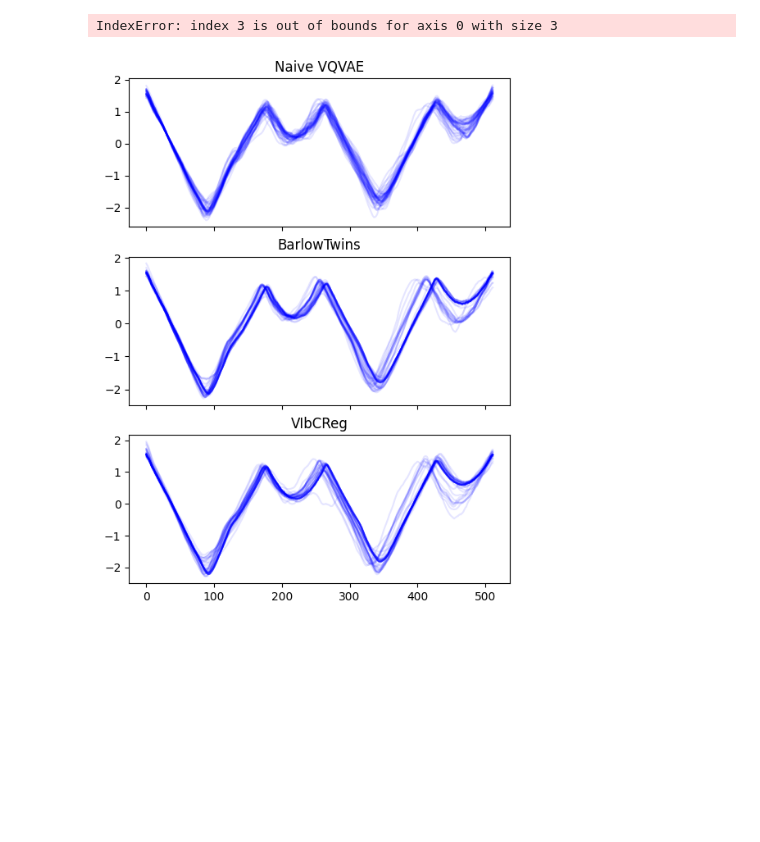
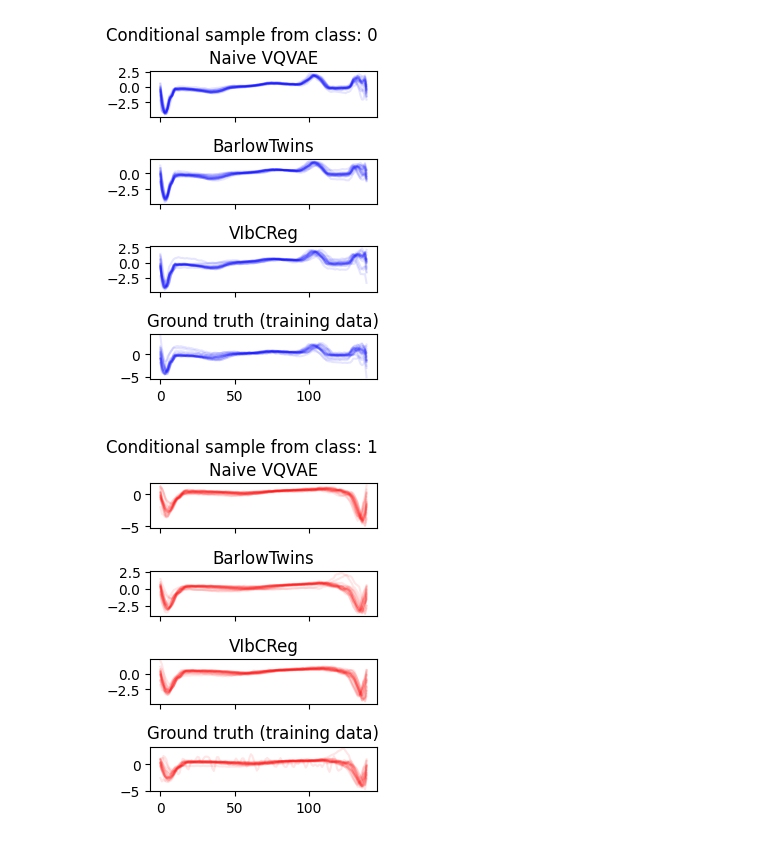
Before and after one commit to Bergschtein/Generative-SSL-VQVAE-modelling, a Jupyter notebook: conditional_examiner.ipynb, the cells around one changed output. Drawn from its saved outputs; the diff is of its cells as text; code cells hidden in the pictures; blank space fills up the shorter version.

Commit message:
visual inspection

```diff
--- a/conditional_examiner.ipynb
+++ b/conditional_examiner.ipynb
@@ -34,7 +34,7 @@ UCR_SUBSET = [
     'Mallat'
 ]
 
-dataset_name = "ShapesAll"
+dataset_name = "ECG5000"
 examiner_vq = Examiner(datasets=[dataset_name])
 examiner_bt = Examiner(datasets=[dataset_name])
 examiner_vib = Examiner(datasets=[dataset_name])
@@ -85,9 +80,14 @@ examiner_vq.plot_datasets()
 # %%
 X_train = examiner_vq.loader_dict[dataset_name][0].dataset.X
+# %%
+def sample_indices(array, sample_size):
+    if sample_size > len(array):
+        sample_size = len(array)
+    return np.random.choice(len(array), size=sample_size, replace=False)
 # %%
 Y_train = examiner_vq.loader_dict[dataset_name][0].dataset.Y
 labels = np.unique(Y_train)
-n_samples = 50
+n_samples = 20
 labels
 
 x_new_vib = examiner_vib.generate_samples(n_samples)
@@ -110,46 +110,47 @@ def plot_new(ax, x_new, color = "red", alpha = 0.1):
         ax.plot(x, color = color, alpha = alpha)
     return ax
 # %%
-colors = ['blue','red', 'green', 'black', 'brown', 'purple','pink'] #, 'brown', 'pink'
+colors = ['blue','red', 'green', 'brown','black', 'purple'] #, 'brown', 'pink'
 
 
 for i in labels:
-    f, a = plt.subplots(4, 1, figsize=(6, 8), sharex='col', sharey='row')
+    f, a = plt.subplots(4, 1, figsize=(3, 4), sharex='col', sharey='row')
     a[0].set_title("Naive VQVAE")
     a[0] = plot_new(a[0], x_new_vq_cond[i], color= colors[i%len(colors)])
 
     a[1].set_title("BarlowTwins")
     a[1] = plot_new(a[1], x_new_bt_cond[i], color= colors[i%len(colors)])
 
     a[2].set_title("VIbCReg")
     a[2] = plot_new(a[2], x_new_vib_cond[i], color= colors[i%len(colors)])
 
     mask = np.squeeze(Y_train == i)
     x_conditional = X_train[mask, :]
+    x_conditional = x_conditional[sample_indices(x_conditional, n_samples)]
     a[3].set_title("Ground truth (training data)")
-    a[3] = plot_new(a[2], x_new_vib, color= colors[i%len(colors)])
+    a[3] = plot_new(a[3], x_conditional, color= colors[i%len(colors)])
 
     plt.tight_layout(rect=[0, 0, 1, 0.96])
-    f.suptitle(f"Conditional sample from class: {i}", fontsize=16, x=0.45)
+    f.suptitle(f"Conditional sample from class: {i}", fontsize=12)
+    plt.savefig(f"visual_inspection/{dataset_name}/{dataset_name}-conditional-class{i}.pdf")
+
     plt.show()
 
 
-f, a = plt.subplots(3, 1, figsize=(8, 6), sharex='col', sharey='row')
+f, a = plt.subplots(3, 1, figsize=(3, 4), sharex='col', sharey='row')
 a[0].set_title("Naive VQVAE")
 a[0] = plot_new(a[0], x_new_vq, color= "black")
 
 a[1].set_title("BarlowTwins")
 a[1] = plot_new(a[1], x_new_bt, color= "black")
 
 a[2].set_title("VIbCReg")
 a[2] = plot_new(a[2], x_new_vib, color= "black")
 
-
-
-
 plt.tight_layout(rect=[0, 0, 1, 0.96])
-f.suptitle("Unconditional sampling", fontsize=16, x=0.45)
+f.suptitle("Unconditional sampling", fontsize=12)
+plt.savefig(f"visual_inspection/{dataset_name}/{dataset_name}-unconditional.pdf")
 plt.show()
 # %% [output]
-IndexError: index 3 is out of bounds for axis 0 with size 3
-[figure, old version]
+[figure, new version]
+[figure, added]
```
Also changed, not shown: parts of 4 cells of this notebook, 9 other files.
